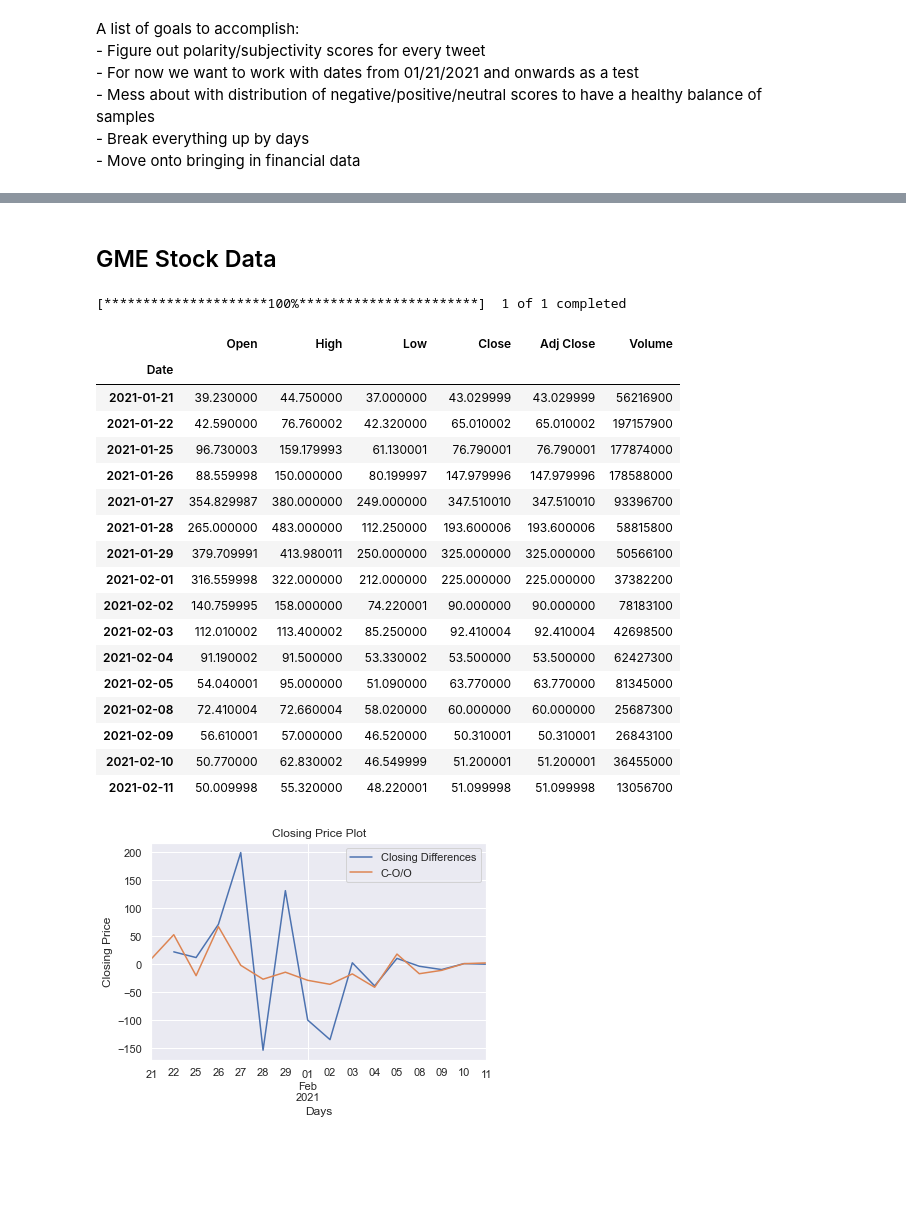
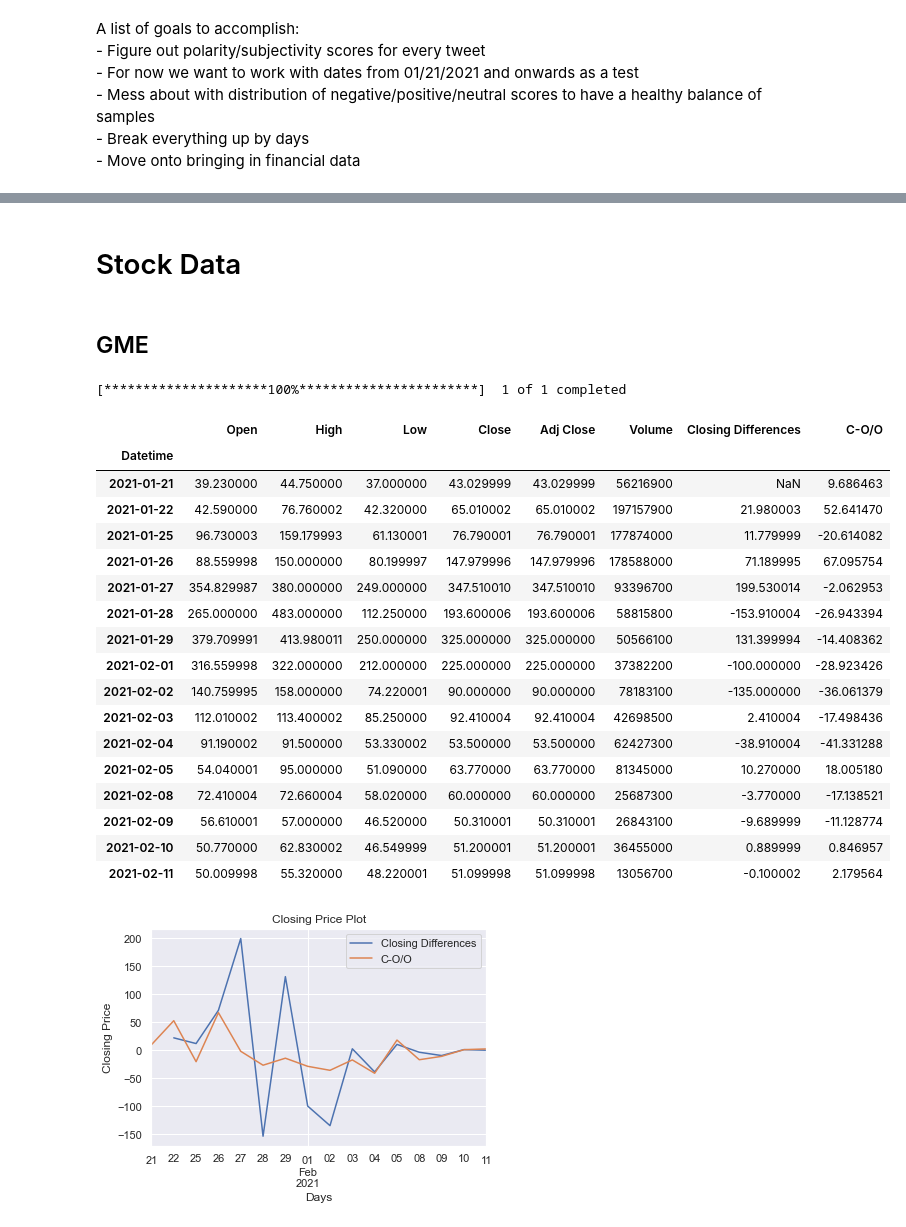
Before and after one commit to daanishali921/twitter_sentiment_stock_trend_predictor, a Jupyter notebook: scrap_book.ipynb, the cells around one changed output, grey strips where cells are left out. Drawn from its saved outputs; the diff is of its cells as text; code cells hidden in the pictures; blank space fills up the shorter version.

```diff
--- a/scrap_book.ipynb
+++ b/scrap_book.ipynb
@@ -300,3 +240,5 @@ Datetime   Polarity Categories
 # %% [markdown]
-## GME Stock Data
+# Stock Data
+# %% [markdown]
+## GME
 # %%
@@ -306,23 +246,2 @@ data_stock_gme.index = data_stock_gme.index.tz_localize(tz=None)
 # %% [output]
 [*********************100%***********************]  1 of 1 completed
-# %%
-data_stock_gme
-# %% [output]
-|  | Open | High | Low | Close | Adj Close | Volume |
-| Date |  |  |  |  |  |  |
-| 2021-01-21 | 39.230000 | 44.750000 | 37.000000 | 43.029999 | 43.029999 | 56216900 |
-| 2021-01-22 | 42.590000 | 76.760002 | 42.320000 | 65.010002 | 65.010002 | 197157900 |
-| 2021-01-25 | 96.730003 | 159.179993 | 61.130001 | 76.790001 | 76.790001 | 177874000 |
-| 2021-01-26 | 88.559998 | 150.000000 | 80.199997 | 147.979996 | 147.979996 | 178588000 |
-| 2021-01-27 | 354.829987 | 380.000000 | 249.000000 | 347.510010 | 347.510010 | 93396700 |
-| 2021-01-28 | 265.000000 | 483.000000 | 112.250000 | 193.600006 | 193.600006 | 58815800 |
-| 2021-01-29 | 379.709991 | 413.980011 | 250.000000 | 325.000000 | 325.000000 | 50566100 |
-| 2021-02-01 | 316.559998 | 322.000000 | 212.000000 | 225.000000 | 225.000000 | 37382200 |
-| 2021-02-02 | 140.759995 | 158.000000 | 74.220001 | 90.000000 | 90.000000 | 78183100 |
-| 2021-02-03 | 112.010002 | 113.400002 | 85.250000 | 92.410004 | 92.410004 | 42698500 |
-| 2021-02-04 | 91.190002 | 91.500000 | 53.330002 | 53.500000 | 53.500000 | 62427300 |
-| 2021-02-05 | 54.040001 | 95.000000 | 51.090000 | 63.770000 | 63.770000 | 81345000 |
-| 2021-02-08 | 72.410004 | 72.660004 | 58.020000 | 60.000000 | 60.000000 | 25687300 |
-| 2021-02-09 | 56.610001 | 57.000000 | 46.520000 | 50.310001 | 50.310001 | 26843100 |
-| 2021-02-10 | 50.770000 | 62.830002 | 46.549999 | 51.200001 | 51.200001 | 36455000 |
-| 2021-02-11 | 50.009998 | 55.320000 | 48.220001 | 51.099998 | 51.099998 | 13056700 |
@@ -332,3 +248,24 @@ data_stock_gme['C-O/O'] = ((data_stock_gme['Close']-data_stock_gme['Open'])/data
+# %%
+df_stock_gme
+# %% [output]
+|  | Open | High | Low | Close | Adj Close | Volume | Closing Differences | C-O/O |
+| Datetime |  |  |  |  |  |  |  |  |
+| 2021-01-21 | 39.230000 | 44.750000 | 37.000000 | 43.029999 | 43.029999 | 56216900 | NaN | 9.686463 |
+| 2021-01-22 | 42.590000 | 76.760002 | 42.320000 | 65.010002 | 65.010002 | 197157900 | 21.980003 | 52.641470 |
+| 2021-01-25 | 96.730003 | 159.179993 | 61.130001 | 76.790001 | 76.790001 | 177874000 | 11.779999 | -20.614082 |
+| 2021-01-26 | 88.559998 | 150.000000 | 80.199997 | 147.979996 | 147.979996 | 178588000 | 71.189995 | 67.095754 |
+| 2021-01-27 | 354.829987 | 380.000000 | 249.000000 | 347.510010 | 347.510010 | 93396700 | 199.530014 | -2.062953 |
+| 2021-01-28 | 265.000000 | 483.000000 | 112.250000 | 193.600006 | 193.600006 | 58815800 | -153.910004 | -26.943394 |
+| 2021-01-29 | 379.709991 | 413.980011 | 250.000000 | 325.000000 | 325.000000 | 50566100 | 131.399994 | -14.408362 |
+| 2021-02-01 | 316.559998 | 322.000000 | 212.000000 | 225.000000 | 225.000000 | 37382200 | -100.000000 | -28.923426 |
+| 2021-02-02 | 140.759995 | 158.000000 | 74.220001 | 90.000000 | 90.000000 | 78183100 | -135.000000 | -36.061379 |
+| 2021-02-03 | 112.010002 | 113.400002 | 85.250000 | 92.410004 | 92.410004 | 42698500 | 2.410004 | -17.498436 |
+| 2021-02-04 | 91.190002 | 91.500000 | 53.330002 | 53.500000 | 53.500000 | 62427300 | -38.910004 | -41.331288 |
+| 2021-02-05 | 54.040001 | 95.000000 | 51.090000 | 63.770000 | 63.770000 | 81345000 | 10.270000 | 18.005180 |
+| 2021-02-08 | 72.410004 | 72.660004 | 58.020000 | 60.000000 | 60.000000 | 25687300 | -3.770000 | -17.138521 |
+| 2021-02-09 | 56.610001 | 57.000000 | 46.520000 | 50.310001 | 50.310001 | 26843100 | -9.689999 | -11.128774 |
+| 2021-02-10 | 50.770000 | 62.830002 | 46.549999 | 51.200001 | 51.200001 | 36455000 | 0.889999 | 0.846957 |
+| 2021-02-11 | 50.009998 | 55.320000 | 48.220001 | 51.099998 | 51.099998 | 13056700 | -0.100002 | 2.179564 |
 # %%
 # Plot
 
```
Also changed, not shown: parts of 60 cells of this notebook.
